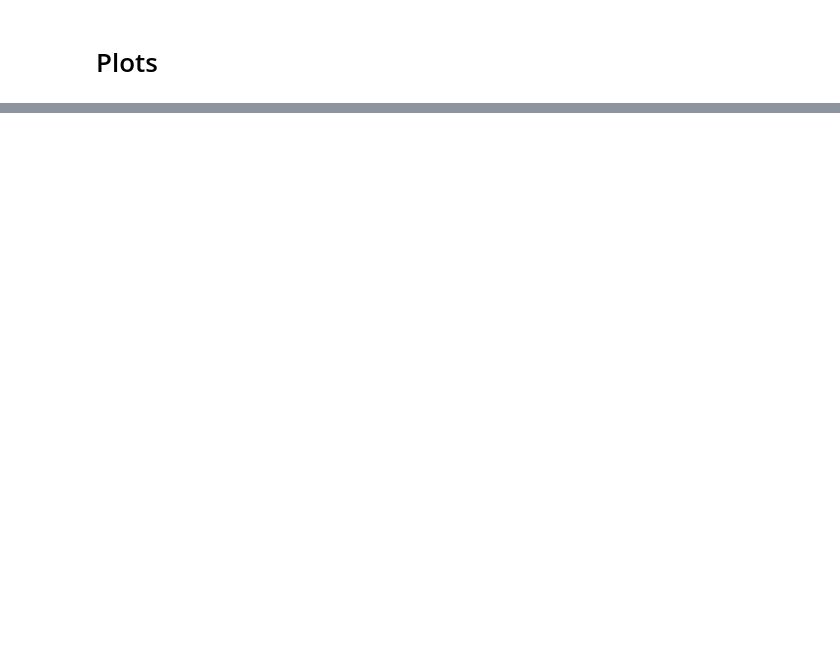
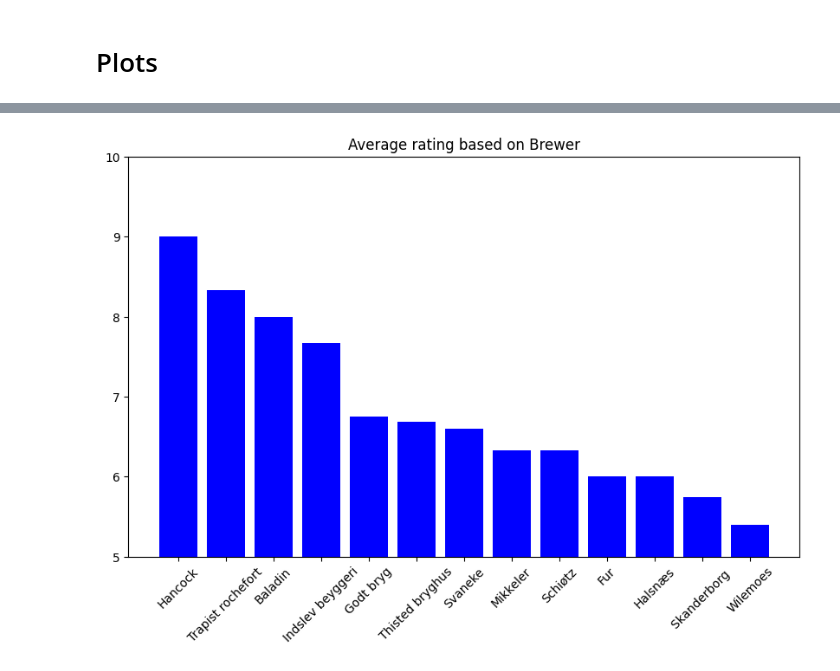
Before and after one commit to Husted42/theDrunkRepository, a Jupyter notebook: plots.ipynb, the cells around one changed output, grey strips where cells are left out. Cells and saved outputs as stored; diff of their text form; code cells hidden in the pictures; blank space fills up the shorter version.

```diff
--- a/plots.ipynb
+++ b/plots.ipynb
@@ -36,0 +60,25 @@ print(avgByCoun())
+# %%
+def avgByBrew():
+    keepers = df.copy(deep=True)
+    keepers = keepers['Brewer'].value_counts().reset_index()
+    keepers = keepers[keepers['count'] > 2]
+    keepers = list(keepers.pop('Brewer'))
+    keepers.remove('na')
+
+    df_avgByCoun = df.groupby(['Brewer'])['Rating'].mean().reset_index()
+    df_avgByCoun = df_avgByCoun[df_avgByCoun['Brewer'].isin(keepers)]
+    df_avgByCoun = df_avgByCoun.sort_values(by=['Rating'], ascending=False)
+    df_avgByCoun['Brewer'] = df_avgByCoun['Brewer'].str.capitalize()
+
+    x = list(df_avgByCoun.pop('Brewer'))[-15:]
+    y = list(df_avgByCoun.pop('Rating'))[-15:]
+    plt.figure(figsize=(10,6))
+    plt.bar(x=x, height=y, color = 'Blue')
+    plt.title("Average rating based on Brewer")
+    plt.ylim((5,10))
+    plt.xticks(rotation = 45)
+    plt.show()
+
+avgByBrew()
+# %% [output]
+[figure, added]
```
Also changed, not shown: parts of 3 cells of this notebook, 4 other files.
